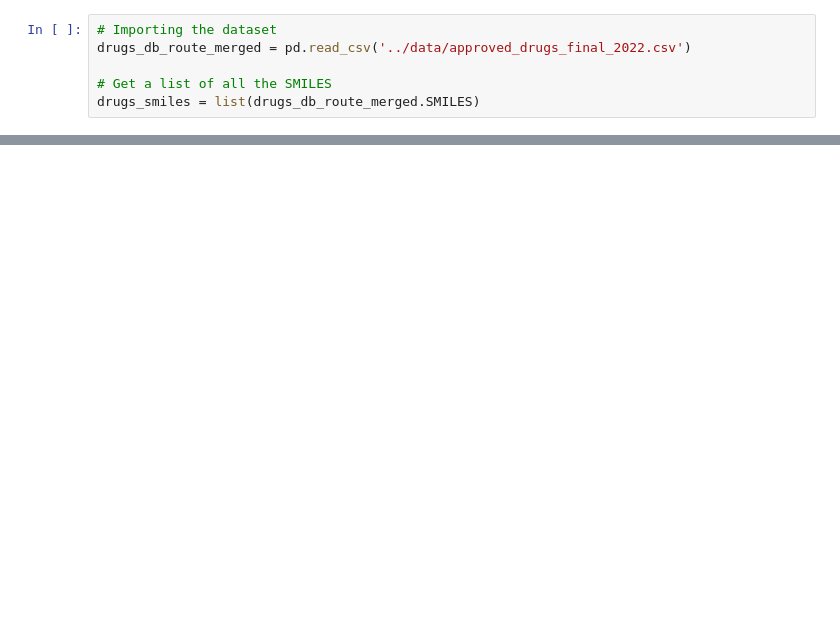
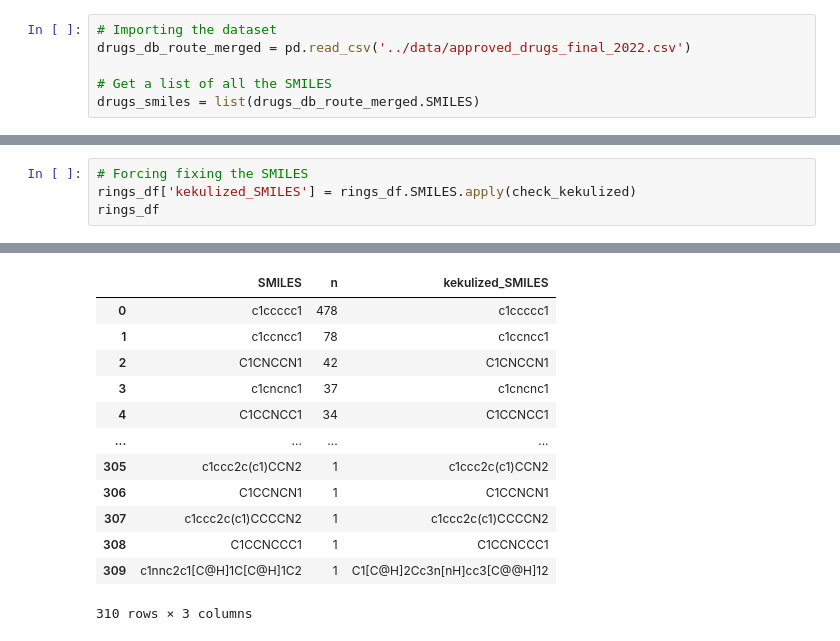
Before and after one commit to arturcgs/lipinski-analysis, a Jupyter notebook: jupyter_notebooks/9_study_of_rings.ipynb, the cells around one changed output, grey strips where cells are left out. Drawn from its saved outputs; the diff is of its cells as text; blank space fills up the shorter version.

```diff
--- a/jupyter_notebooks/9_study_of_rings.ipynb
+++ b/jupyter_notebooks/9_study_of_rings.ipynb
@@ -96,0 +135,5 @@ RDKit ERROR: [19:34:33] Can't kekulize mol.  Unkekulized atoms: 0 1 2 3 4 5 6 7
+# %%
+# Forcing fixing the SMILES
+rings_df['kekulized_SMILES'] = rings_df.SMILES.apply(check_kekulized)
+rings_df
+# %% [output]
@@ -96,0 +157,13 @@ RDKit ERROR: [19:34:33] Can't kekulize mol.  Unkekulized atoms: 0 1 2 3 4 5 6 7
+|  | SMILES | n | kekulized_SMILES |
+| 0 | c1ccccc1 | 478 | c1ccccc1 |
+| 1 | c1ccncc1 | 78 | c1ccncc1 |
+| 2 | C1CNCCN1 | 42 | C1CNCCN1 |
+| 3 | c1cncnc1 | 37 | c1cncnc1 |
+| 4 | C1CCNCC1 | 34 | C1CCNCC1 |
+| ... | ... | ... | ... |
+| 305 | c1ccc2c(c1)CCN2 | 1 | c1ccc2c(c1)CCN2 |
+| 306 | C1CCNCN1 | 1 | C1CCNCN1 |
+| 307 | c1ccc2c(c1)CCCCN2 | 1 | c1ccc2c(c1)CCCCN2 |
+| 308 | C1CCNCCC1 | 1 | C1CCNCCC1 |
+| 309 | c1nnc2c1[C@H]1C[C@H]1C2 | 1 | C1[C@H]2Cc3n[nH]cc3[C@@H]12 |
+310 rows × 3 columns
```
Also changed, not shown: parts of 16 cells of this notebook, 1 other file.
